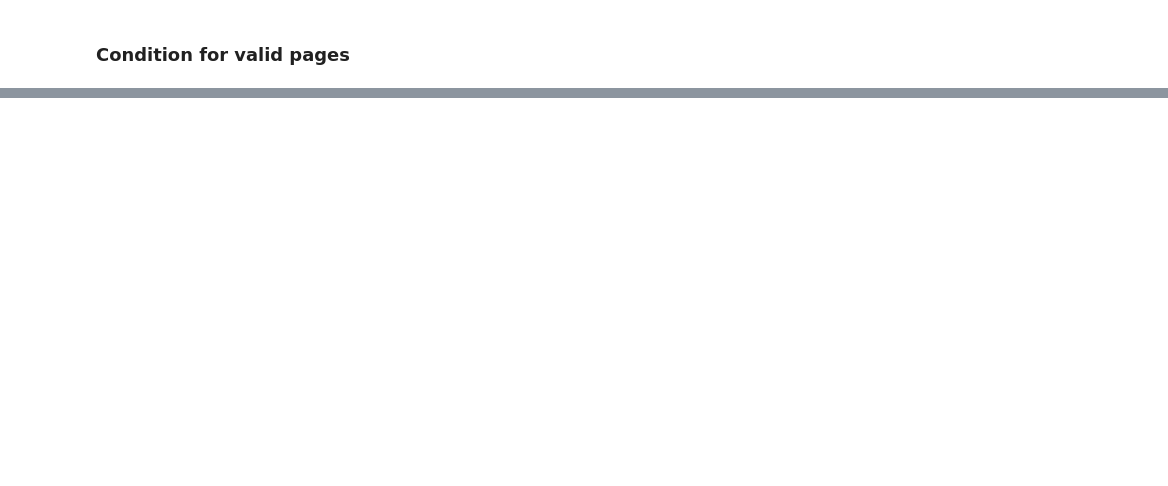
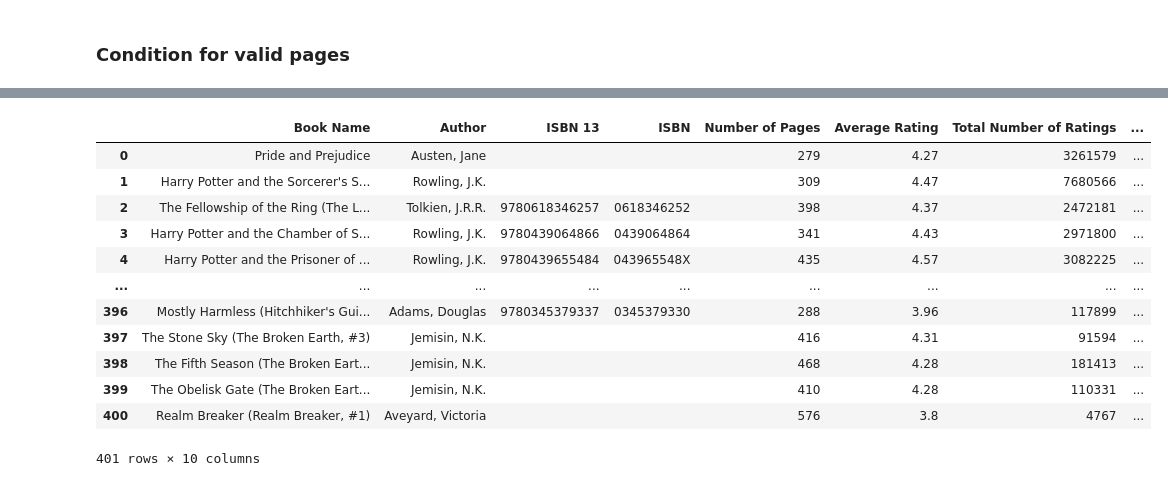
Before and after one commit to Hari31416/Python, a Jupyter notebook: Codes/Web Scraping/Goodreads_Scrape.ipynb, the cells around one changed output, grey strips where cells are left out. Drawn from its saved outputs; the diff is of its cells as text; code cells hidden in the pictures; blank space fills up the shorter version.

```diff
--- a/Codes/Web Scraping/Goodreads_Scrape.ipynb
+++ b/Codes/Web Scraping/Goodreads_Scrape.ipynb
@@ -225,0 +379,18 @@ False
+# %%
+book_df2 = pd.DataFrame(data = [books, authors, isbn13s, isbns, pagess, ratings, num_ratings, pub_dates, started, ended], index = index).transpose()
+# %%
+book_df2
+# %% [output]
+|  | Book Name | Author | ISBN 13 | ISBN | Number of Pages | Average Rating | Total Number of Ratings | ... |
+| 0 | Pride and Prejudice | Austen, Jane |  |  | 279 | 4.27 | 3261579 | ... |
+| 1 | Harry Potter and the Sorcerer's S... | Rowling, J.K. |  |  | 309 | 4.47 | 7680566 | ... |
+| 2 | The Fellowship of the Ring (The L... | Tolkien, J.R.R. | 9780618346257 | 0618346252 | 398 | 4.37 | 2472181 | ... |
+| 3 | Harry Potter and the Chamber of S... | Rowling, J.K. | 9780439064866 | 0439064864 | 341 | 4.43 | 2971800 | ... |
+| 4 | Harry Potter and the Prisoner of ... | Rowling, J.K. | 9780439655484 | 043965548X | 435 | 4.57 | 3082225 | ... |
+| ... | ... | ... | ... | ... | ... | ... | ... | ... |
+| 396 | Mostly Harmless (Hitchhiker's Gui... | Adams, Douglas | 9780345379337 | 0345379330 | 288 | 3.96 | 117899 | ... |
+| 397 | The Stone Sky (The Broken Earth, #3) | Jemisin, N.K. |  |  | 416 | 4.31 | 91594 | ... |
+| 398 | The Fifth Season (The Broken Eart... | Jemisin, N.K. |  |  | 468 | 4.28 | 181413 | ... |
+| 399 | The Obelisk Gate (The Broken Eart... | Jemisin, N.K. |  |  | 410 | 4.28 | 110331 | ... |
+| 400 | Realm Breaker (Realm Breaker, #1) | Aveyard, Victoria |  |  | 576 | 3.8 | 4767 | ... |
+401 rows × 10 columns
```
Also changed, not shown: parts of 27 cells of this notebook, 2 other files.
